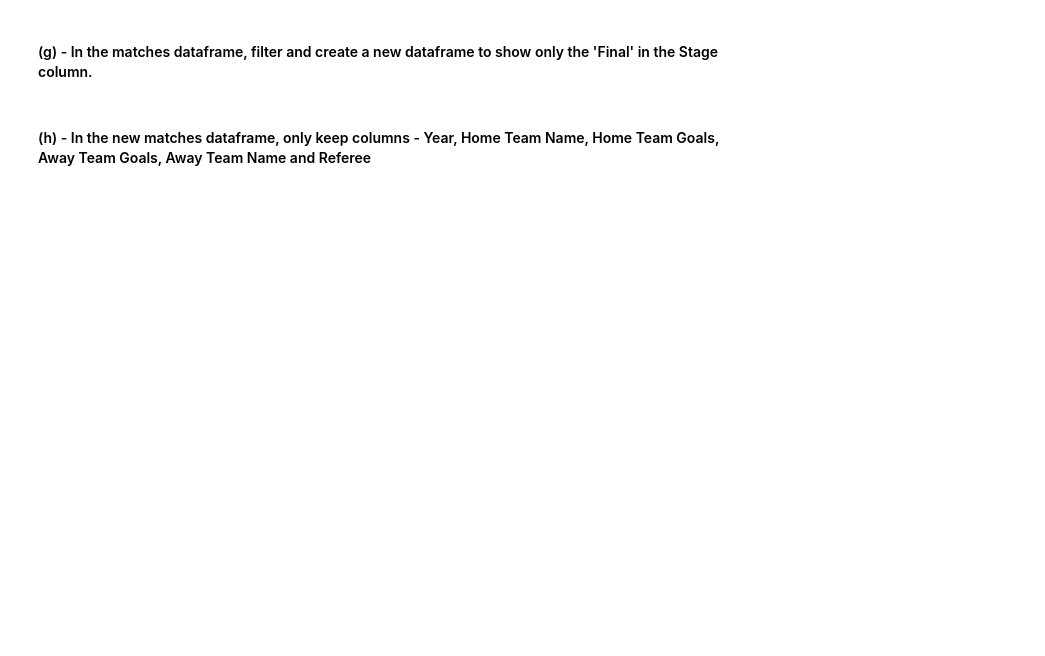
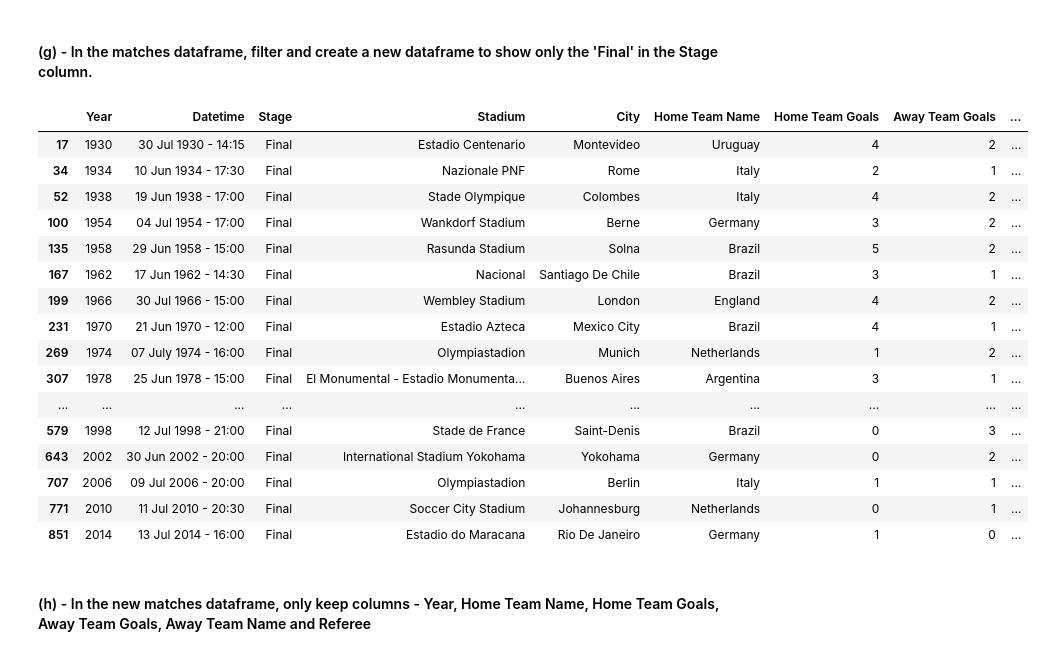
Before and after one commit to speedp001/NYP-project, a Jupyter notebook: NYP_lab/Lab_06.ipynb, the cells around one changed output. Saved outputs shown, nothing was run; the diff lists cells and outputs as text; code cells hidden in the pictures; blank space fills up the shorter version.

```diff
--- a/NYP_lab/Lab_06.ipynb
+++ b/NYP_lab/Lab_06.ipynb
@@ -692,3 +855,6 @@ worldcups.isnull().sum()  # no null values for all records
 #### (f) - In the matches dataframe, replace 'Germany FR' with 'Germany'
 # %%
 # Type your Q5(f) answer here
+
+matches = matches.replace(to_replace='Germany FR', value='Germany')
+matches
@@ -696,6 +876,27 @@ worldcups.isnull().sum()  # no null values for all records
 #### (g) - In the matches dataframe, filter and create a new dataframe to show only the 'Final' in the Stage column.
 # %%
 # Type your Q5(g) answer here
+
+final_matches = matches[matches['Stage'] == 'Final']
+final_matches
+# %% [output]
+|  | Year | Datetime | Stage | Stadium | City | Home Team Name | Home Team Goals | Away Team Goals | ... |
+| 17 | 1930 | 30 Jul 1930 - 14:15 | Final | Estadio Centenario | Montevideo | Uruguay | 4 | 2 | ... |
+| 34 | 1934 | 10 Jun 1934 - 17:30 | Final | Nazionale PNF | Rome | Italy | 2 | 1 | ... |
+| 52 | 1938 | 19 Jun 1938 - 17:00 | Final | Stade Olympique | Colombes | Italy | 4 | 2 | ... |
+| 100 | 1954 | 04 Jul 1954 - 17:00 | Final | Wankdorf Stadium | Berne | Germany | 3 | 2 | ... |
+| 135 | 1958 | 29 Jun 1958 - 15:00 | Final | Rasunda Stadium | Solna | Brazil | 5 | 2 | ... |
+| 167 | 1962 | 17 Jun 1962 - 14:30 | Final | Nacional | Santiago De Chile | Brazil | 3 | 1 | ... |
+| 199 | 1966 | 30 Jul 1966 - 15:00 | Final | Wembley Stadium | London | England | 4 | 2 | ... |
+| 231 | 1970 | 21 Jun 1970 - 12:00 | Final | Estadio Azteca | Mexico City | Brazil | 4 | 1 | ... |
+| 269 | 1974 | 07 July 1974 - 16:00 | Final | Olympiastadion | Munich | Netherlands | 1 | 2 | ... |
+| 307 | 1978 | 25 Jun 1978 - 15:00 | Final | El Monumental - Estadio Monumenta... | Buenos Aires | Argentina | 3 | 1 | ... |
+| ... | ... | ... | ... | ... | ... | ... | ... | ... | ... |
+| 579 | 1998 | 12 Jul 1998 - 21:00 | Final | Stade de France | Saint-Denis | Brazil | 0 | 3 | ... |
+| 643 | 2002 | 30 Jun 2002 - 20:00 | Final | International Stadium Yokohama | Yokohama | Germany | 0 | 2 | ... |
+| 707 | 2006 | 09 Jul 2006 - 20:00 | Final | Olympiastadion | Berlin | Italy | 1 | 1 | ... |
+| 771 | 2010 | 11 Jul 2010 - 20:30 | Final | Soccer City Stadium | Johannesburg | Netherlands | 0 | 1 | ... |
+| 851 | 2014 | 13 Jul 2014 - 16:00 | Final | Estadio do Maracana | Rio De Janeiro | Germany | 1 | 0 | ... |
 # %% [markdown]
 #### (h) - In the new matches dataframe, only keep columns - Year, Home Team Name, Home Team Goals, Away Team Goals, Away Team Name and Referee
 # %%
```
Also changed, not shown: parts of 20 cells of this notebook.
